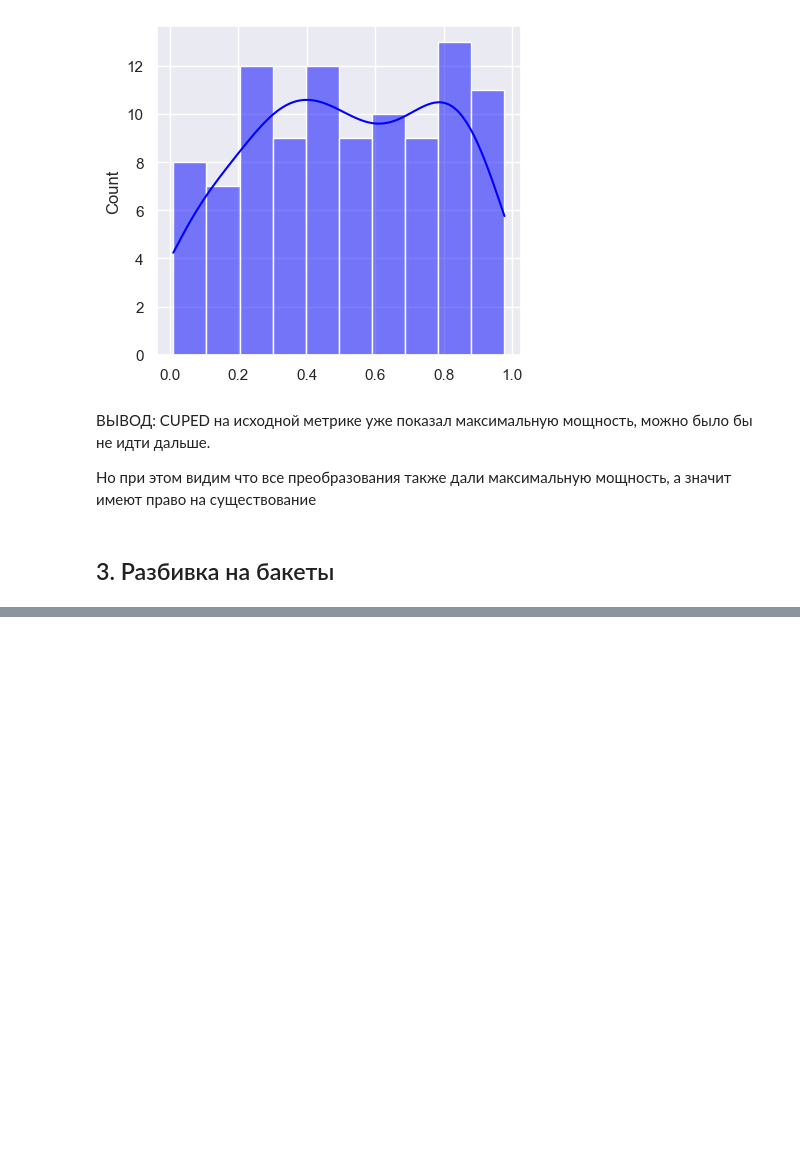
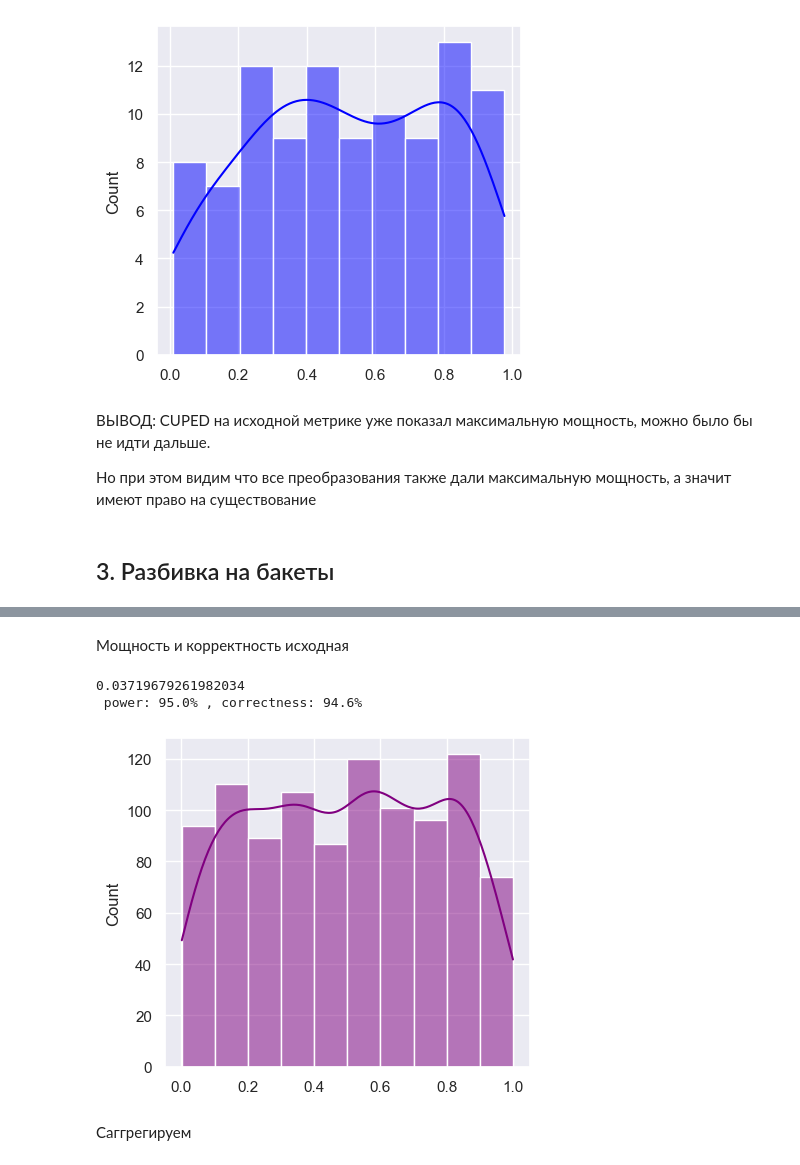
Before and after one commit to TayJen/Uplift---A-B-Testing---Reliable-ML, a Jupyter notebook: ab_testing/homework/HomeWork_2.ipynb, the cells around one changed output, grey strips where cells are left out. Saved outputs shown, nothing was run; the diff lists cells and outputs as text; code cells hidden in the pictures; blank space fills up the shorter version.

```diff
--- a/ab_testing/homework/HomeWork_2.ipynb
+++ b/ab_testing/homework/HomeWork_2.ipynb
@@ -291,0 +346,6 @@ def rank_transformation(df_a, df_b, metric):
+# %%
+shop_metrics_all = pd.merge(shop_metrics_new, shop_metrics_old[['user_id', TARGET_METRIC]], on=['user_id'], how='left')
+shop_metrics_all = shop_metrics_all.rename(columns={f'{TARGET_METRIC}_x': TARGET_METRIC, f'{TARGET_METRIC}_y': f'{TARGET_METRIC}_covariate'})
+shop_metrics_all_cuped = cuped_transform(shop_metrics_all.copy(), [TARGET_METRIC])
+
+ranked_df = rank_transformation(shop_metrics_all_cuped[shop_metrics_all_cuped.group == 'A'], shop_metrics_all_cuped[shop_metrics_all_cuped.group == 'B'], f'{TARGET_METRIC}_cuped')
@@ -339,0 +450,9 @@ print(f' power: {(power[power < 0.05].shape[0] / power.shape[0]) * 100}% , corre
+# %%
+np.random.seed(59)
+
+data = np.random.permutation(data)
+
+df_lognormal = pd.DataFrame({"target": data})
+df_lognormal['user_id'] = df_lognormal.index
+df_lognormal['bucket_num'] = df_lognormal["user_id"] % 1000
+df_lognormal.head()
@@ -339,0 +466,30 @@ print(f' power: {(power[power < 0.05].shape[0] / power.shape[0]) * 100}% , corre
+# %% [markdown]
+Мощность и корректность исходная
+# %%
+correctness = []
+power = []
+
+for i in tqdm(range(1000)):
+    new_group = groups_splitter(df_lognormal.copy(), user_salt=salt_generator())
+    new_df = pd.merge(df_lognormal, new_group, how="left", on=['user_id']).drop_duplicates()
+
+    vec_a = new_df[(new_df['group'] == 'A')]['target']
+    vec_b = new_df[(new_df['group'] == 'B')]['target']
+    vec_b_effect = vec_b + stats.norm.rvs(loc=vec_b.mean() * 0.05, scale=0.35, size=len(vec_b))
+    p_cor, p_power = stats.ttest_ind(vec_a, vec_b)[1], stats.ttest_ind(vec_a, vec_b_effect)[1]
+    correctness.append(p_cor)
+    power.append(p_power)
+
+correctness = np.array(correctness)
+sns.set(rc={'figure.figsize':(4.7,4.27)})
+sns.histplot(data=correctness, bins=10, color='purple', kde=True)
+
+power = np.array(power)
+print((vec_b_effect.mean() - vec_a.mean())/vec_a.mean())
+print(f' power: {(power[power < 0.05].shape[0] / power.shape[0]) * 100}% , correctness: {(1 - (correctness[correctness < 0.05].shape[0] / correctness.shape[0])) * 100}%')
+# %% [output]
+0.03719679261982034
+ power: 95.0% , correctness: 94.6%
+[figure, added]
+# %% [markdown]
+Саггрегируем
```
Also changed, not shown: parts of 66 cells of this notebook.
